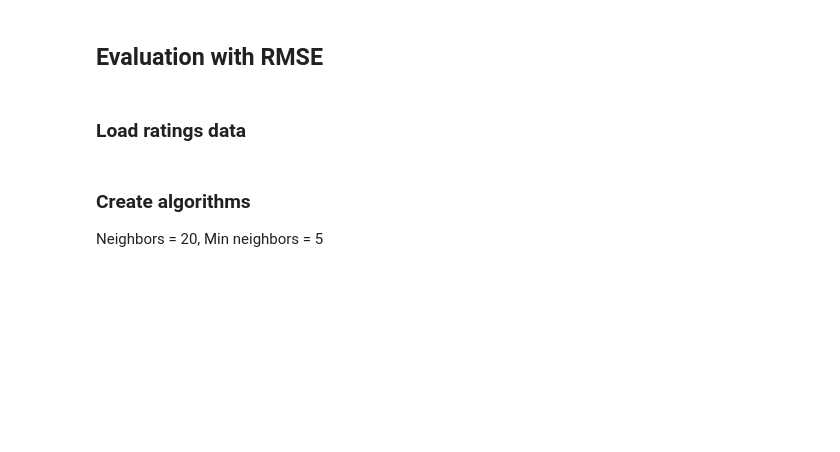
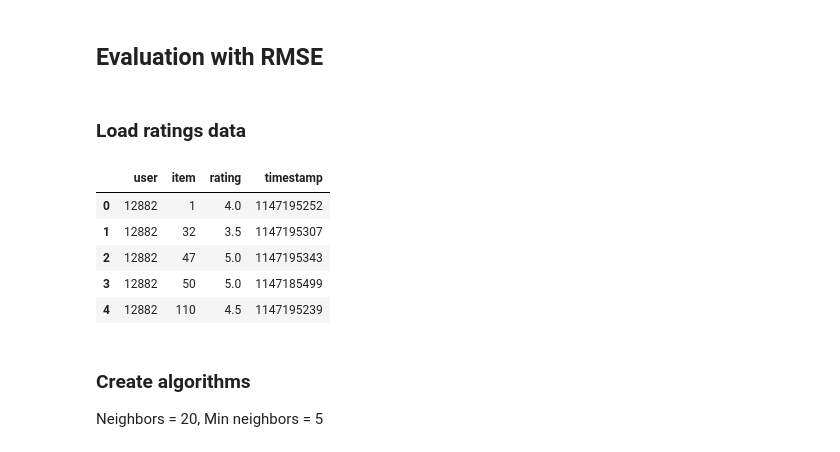
Before and after one commit to pxf3/Recommender-Systems, a Jupyter notebook: hwk3/hwk3.ipynb, the cells around one changed output. Cells and saved outputs as stored; diff of their text form; code cells hidden in the pictures; blank space fills up the shorter version.

```diff
--- a/hwk3/hwk3.ipynb
+++ b/hwk3/hwk3.ipynb
@@ -64,6 +67,17 @@ OK
 ## Evaluation with RMSE
 # %% [markdown]
 ### Load ratings data
+# %%
+ratings = pd.read_csv('ratings.csv')
+ratings = ratings.rename(index=str, columns={"userId": "user", "movieId": "item"})
+ratings.head()
+# %% [output]
+|  | user | item | rating | timestamp |
+| 0 | 12882 | 1 | 4.0 | 1147195252 |
+| 1 | 12882 | 32 | 3.5 | 1147195307 |
+| 2 | 12882 | 47 | 5.0 | 1147195343 |
+| 3 | 12882 | 50 | 5.0 | 1147185499 |
+| 4 | 12882 | 110 | 4.5 | 1147195239 |
 # %% [markdown]
 ### Create algorithms
 Neighbors = 20, Min neighbors = 5
```
Also changed, not shown: parts of 8 cells of this notebook.
